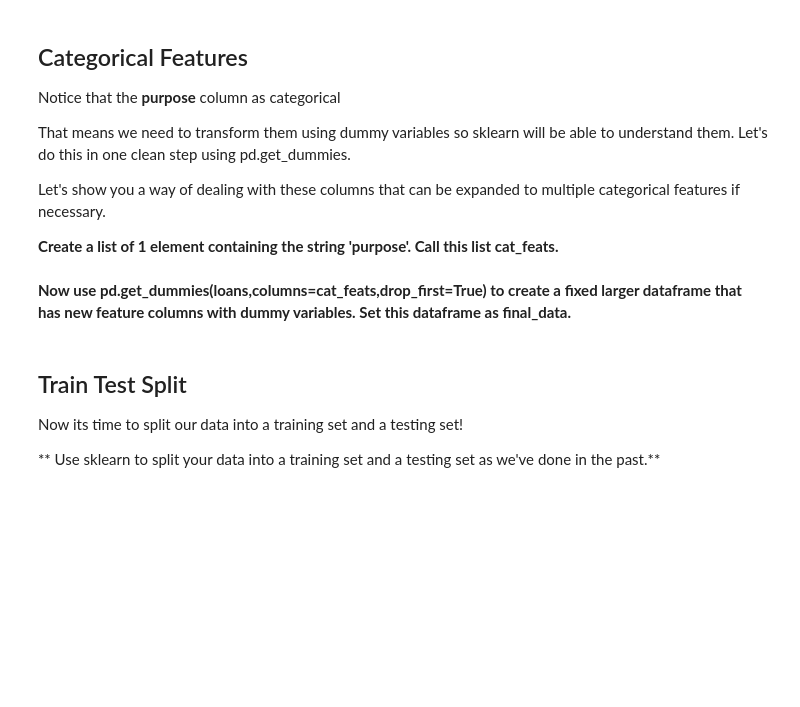
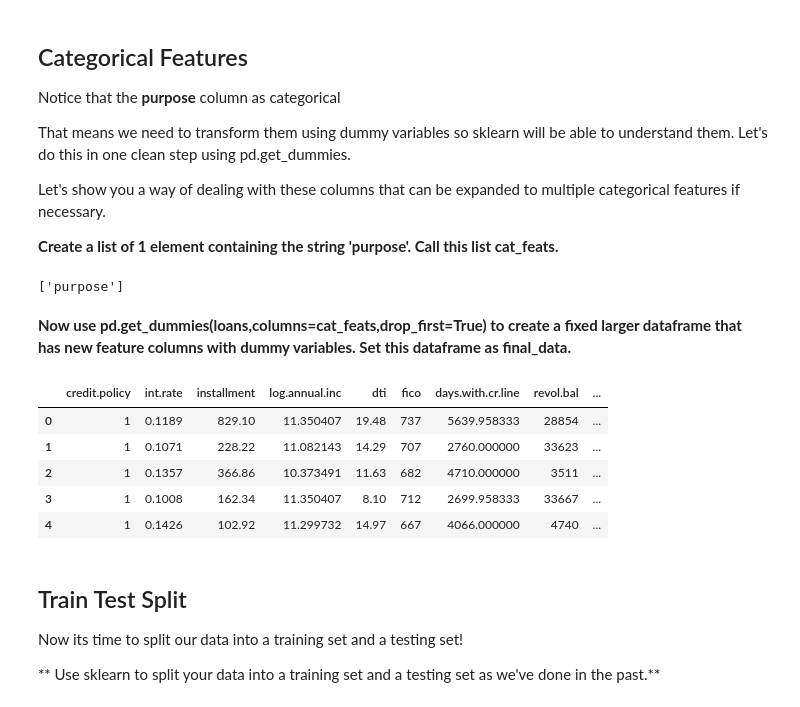
Before and after one commit to AshikurIST/Decision-Tree-and-Random-Forests, a Jupyter notebook: Decision Trees and Random Forest Project.ipynb, the cells around one changed output. Drawn from its saved outputs; the diff is of its cells as text; code cells hidden in the pictures; blank space fills up the shorter version.

```diff
--- a/Decision Trees and Random Forest Project.ipynb
+++ b/Decision Trees and Random Forest Project.ipynb
@@ -184,8 +186,25 @@ That means we need to transform them using dummy variables so sklearn will be ab
 Let's show you a way of dealing with these columns that can be expanded to multiple categorical features if necessary.
 
 **Create a list of 1 element containing the string 'purpose'. Call this list cat_feats.**
+# %%
+cat_feats=['purpose']
+# %%
+cat_feats
+# %% [output]
+['purpose']
 # %% [markdown]
 **Now use pd.get_dummies(loans,columns=cat_feats,drop_first=True) to create a fixed larger dataframe that has new feature columns with dummy variables. Set this dataframe as final_data.**
+# %%
+final_data=pd.get_dummies(loans,columns=cat_feats,drop_first=True)
+# %%
+final_data.head()
+# %% [output]
+|  | credit.policy | int.rate | installment | log.annual.inc | dti | fico | days.with.cr.line | revol.bal | ... |
+| 0 | 1 | 0.1189 | 829.10 | 11.350407 | 19.48 | 737 | 5639.958333 | 28854 | ... |
+| 1 | 1 | 0.1071 | 228.22 | 11.082143 | 14.29 | 707 | 2760.000000 | 33623 | ... |
+| 2 | 1 | 0.1357 | 366.86 | 10.373491 | 11.63 | 682 | 4710.000000 | 3511 | ... |
+| 3 | 1 | 0.1008 | 162.34 | 11.350407 | 8.10 | 712 | 2699.958333 | 33667 | ... |
+| 4 | 1 | 0.1426 | 102.92 | 11.299732 | 14.97 | 667 | 4066.000000 | 4740 | ... |
 # %% [markdown]
 ## Train Test Split
 
```
Also changed, not shown: parts of 22 cells of this notebook.
